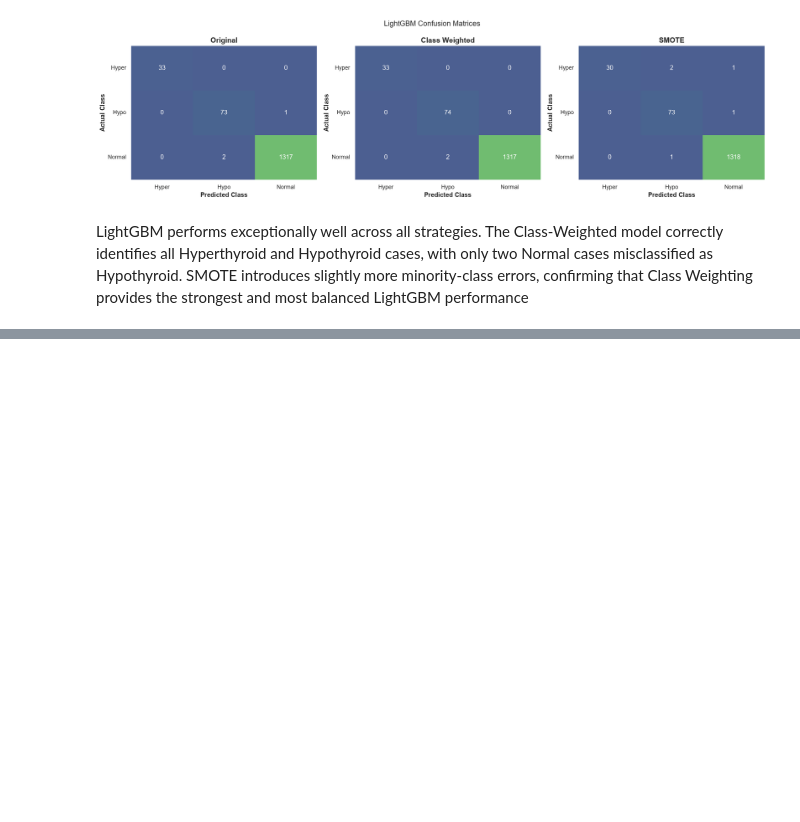
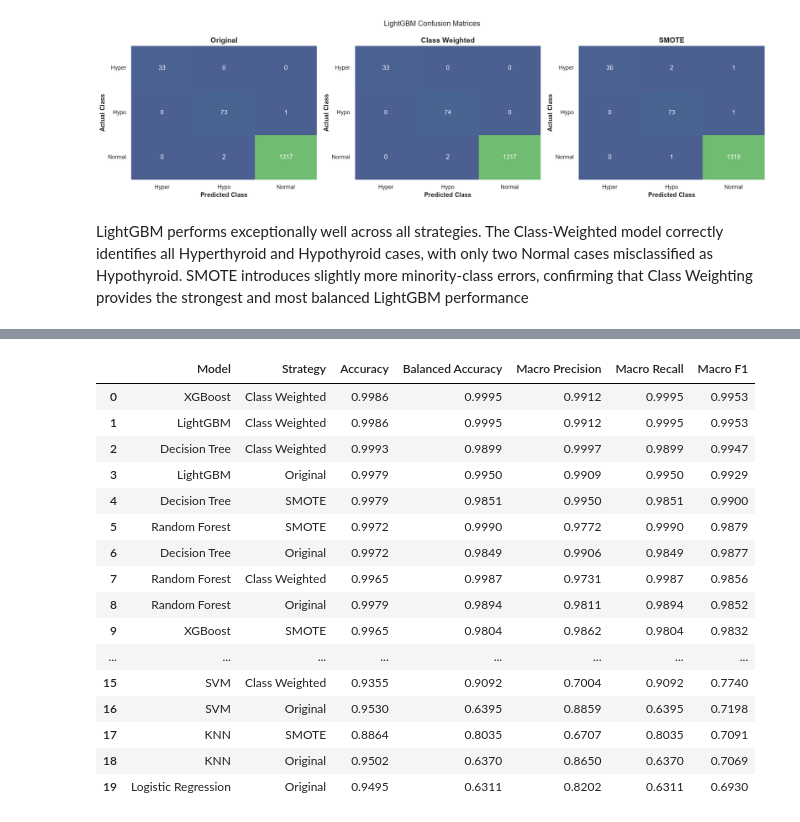
Before and after one commit to byegond-beep/Multi-class-Thyroid-Disease-Classification, a Jupyter notebook: notebook.ipynb, the cells around one changed output, grey strips where cells are left out. Saved outputs shown, nothing was run; the diff lists cells and outputs as text; code cells hidden in the pictures; blank space fills up the shorter version.

```diff
--- a/notebook.ipynb
+++ b/notebook.ipynb
@@ -2117,0 +2122,36 @@ LightGBM performs exceptionally well across all strategies. The Class-Weighted m
+# %%
+
+final_results = (
+    pd.DataFrame(model_results)
+    .drop_duplicates(
+        subset=["Model", "Strategy"],
+        keep="last"
+    )
+    .reset_index(drop=True)
+)
+
+# Rank models by Macro F1
+final_results = final_results.sort_values(
+    by="Macro F1",
+    ascending=False
+).reset_index(drop=True)
+
+final_results.round(4)
+# %% [output]
+|  | Model | Strategy | Accuracy | Balanced Accuracy | Macro Precision | Macro Recall | Macro F1 |
+| 0 | XGBoost | Class Weighted | 0.9986 | 0.9995 | 0.9912 | 0.9995 | 0.9953 |
+| 1 | LightGBM | Class Weighted | 0.9986 | 0.9995 | 0.9912 | 0.9995 | 0.9953 |
+| 2 | Decision Tree | Class Weighted | 0.9993 | 0.9899 | 0.9997 | 0.9899 | 0.9947 |
+| 3 | LightGBM | Original | 0.9979 | 0.9950 | 0.9909 | 0.9950 | 0.9929 |
+| 4 | Decision Tree | SMOTE | 0.9979 | 0.9851 | 0.9950 | 0.9851 | 0.9900 |
+| 5 | Random Forest | SMOTE | 0.9972 | 0.9990 | 0.9772 | 0.9990 | 0.9879 |
+| 6 | Decision Tree | Original | 0.9972 | 0.9849 | 0.9906 | 0.9849 | 0.9877 |
+| 7 | Random Forest | Class Weighted | 0.9965 | 0.9987 | 0.9731 | 0.9987 | 0.9856 |
+| 8 | Random Forest | Original | 0.9979 | 0.9894 | 0.9811 | 0.9894 | 0.9852 |
+| 9 | XGBoost | SMOTE | 0.9965 | 0.9804 | 0.9862 | 0.9804 | 0.9832 |
+| ... | ... | ... | ... | ... | ... | ... | ... |
+| 15 | SVM | Class Weighted | 0.9355 | 0.9092 | 0.7004 | 0.9092 | 0.7740 |
+| 16 | SVM | Original | 0.9530 | 0.6395 | 0.8859 | 0.6395 | 0.7198 |
+| 17 | KNN | SMOTE | 0.8864 | 0.8035 | 0.6707 | 0.8035 | 0.7091 |
+| 18 | KNN | Original | 0.9502 | 0.6370 | 0.8650 | 0.6370 | 0.7069 |
+| 19 | Logistic Regression | Original | 0.9495 | 0.6311 | 0.8202 | 0.6311 | 0.6930 |
```
Also changed, not shown: parts of 5 cells of this notebook.
